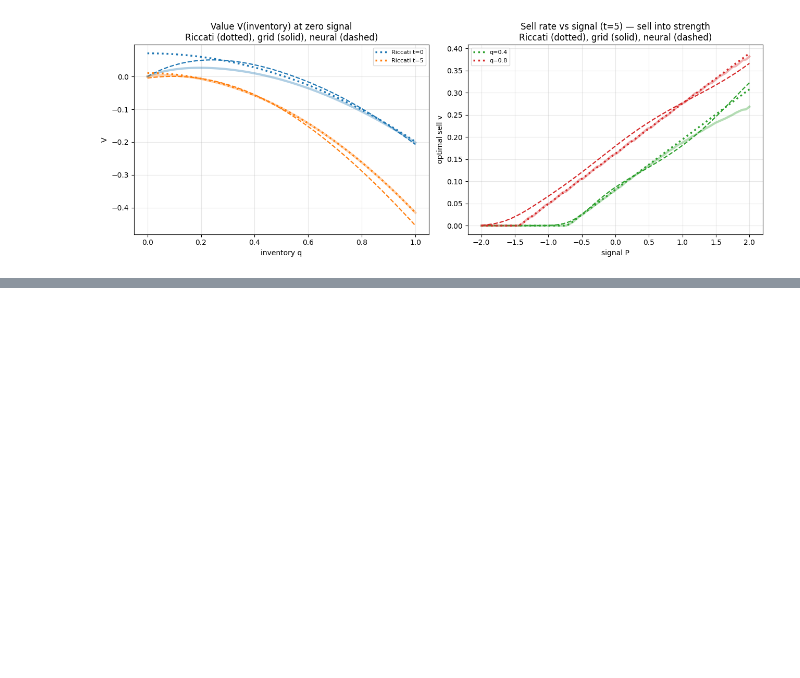
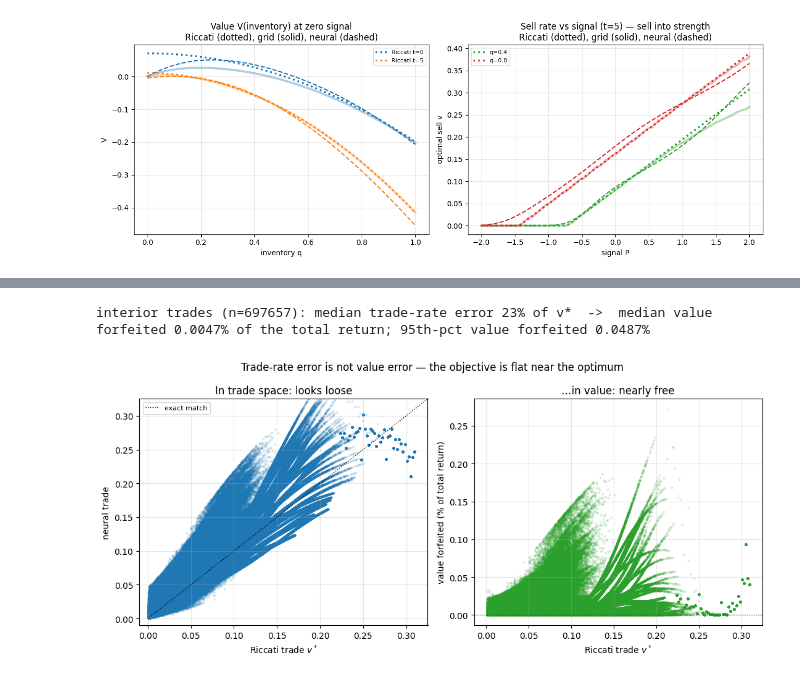
Before and after one commit to tbb300/bellgrid, a Jupyter notebook: examples/11_liquidation/liquidation.ipynb, the cells around one changed output, grey strips where cells are left out. Saved outputs shown, nothing was run; the diff lists cells and outputs as text; code cells hidden in the pictures; blank space fills up the shorter version.

```diff
--- a/examples/11_liquidation/liquidation.ipynb
+++ b/examples/11_liquidation/liquidation.ipynb
@@ -331,3 +357,51 @@ plt.show()
+# %%
+# The SAME slack trades, re-expressed as the value each forfeits vs the Riccati
+# optimum. Perturbing one asset's trade off its optimum (others held optimal) is a
+# 1-D slice of the quadratic Q*; the first-order term vanishes at the optimum, so
+# this is the pure second-order cost — exact, no Monte Carlo. Baselining at the
+# unconstrained Riccati `raw` (the value's global argmax) makes every forfeit ≥ 0.
+vstar_s, vnn_s, vloss_s = [], [], []
+for t in range(T):
+    st = {k: sim_nn[k][:, t] for k in sim_nn if k[0] in ("q", "P")}
+    Z = Z_of(st, N)                                              # [M, 2N] numpy (q | P)
+    q, P = Z[:, :N], Z[:, N:]
+    raw = Z @ KN[t].T                                            # unconstrained Riccati = optimum where interior
+    ann = np.stack([polN(st, t)[f"v{i}"].cpu().numpy() for i in range(N)], -1)
+    interior = (raw > 1e-3) & (raw < q - 1e-3)
+    S1 = SN[t + 1]
+    x = np.concatenate([q - raw, RHO * P], axis=1)             # optimal next-state mean [M, 2N]
+    Gq = (x @ S1)[:, :N]                                         # ∂(x'S1x)/∂q'
+    d = ann - raw
+    dr = (ann * P - ETA * ann**2) - (raw * P - ETA * raw**2)
+    dV = -(dr + BETA * (-2 * d * Gq + np.diag(S1[:N, :N]) * d**2))   # value forfeited (≥ 0)
+    vstar_s.append(raw[interior]); vnn_s.append(ann[interior]); vloss_s.append(dV[interior])
+vstar_s, vnn_s = np.concatenate(vstar_s), np.concatenate(vnn_s)
+vloss_pct = np.concatenate(vloss_s) / abs(Vric0) * 100          # % of total return
+
+rel = np.abs(vnn_s - vstar_s) / np.maximum(vstar_s, 1e-3)
+print(f"interior trades (n={vstar_s.size}): median trade-rate error {np.median(rel) * 100:.0f}% "
+      f"of v*  ->  median value forfeited {np.median(vloss_pct):.4f}% of the total return; "
+      f"95th-pct value forfeited {np.percentile(vloss_pct, 95):.4f}%")
+
+vmax = float(vstar_s.max()) * 1.05
+fig, (axL, axR) = plt.subplots(1, 2, figsize=(11, 5))
+axL.plot([0, vmax], [0, vmax], "k:", lw=1, label="exact match")
+axL.scatter(vstar_s, vnn_s, s=4, alpha=0.12, color="C0")
+axL.set(title="In trade space: looks loose", xlabel="Riccati trade $v^*$",
+        ylabel="neural trade", xlim=(-0.01, vmax), ylim=(-0.01, vmax))
+axL.legend(fontsize=8)
+axR.axhline(0, color="k", lw=0.8, ls=":")
+axR.scatter(vstar_s, vloss_pct, s=4, alpha=0.12, color="C2")
+axR.set(title="…in value: nearly free", xlabel="Riccati trade $v^*$",
+        ylabel="value forfeited (% of total return)")
+for a in (axL, axR):
+    a.grid(alpha=0.3)
+fig.suptitle("Trade-rate error is not value error — the objective is flat near the optimum")
+plt.tight_layout()
+plt.show()
+# %% [output]
+interior trades (n=697657): median trade-rate error 23% of v*  ->  median value forfeited 0.0047% of the total return; 95th-pct value forfeited 0.0487%
+[figure, added]
 # %% [markdown]
 ## Takeaway
 
```
Also changed, not shown: parts of 6 cells of this notebook, 3 other files.
